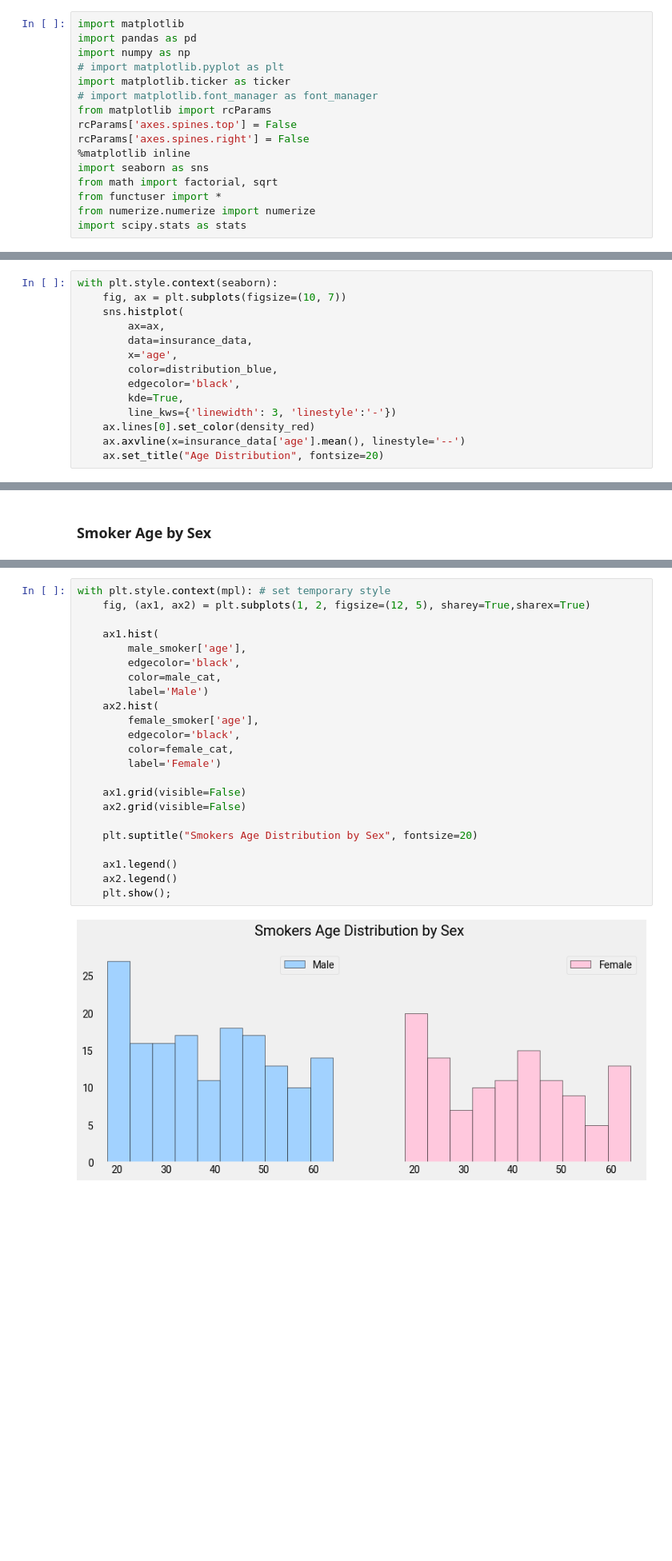
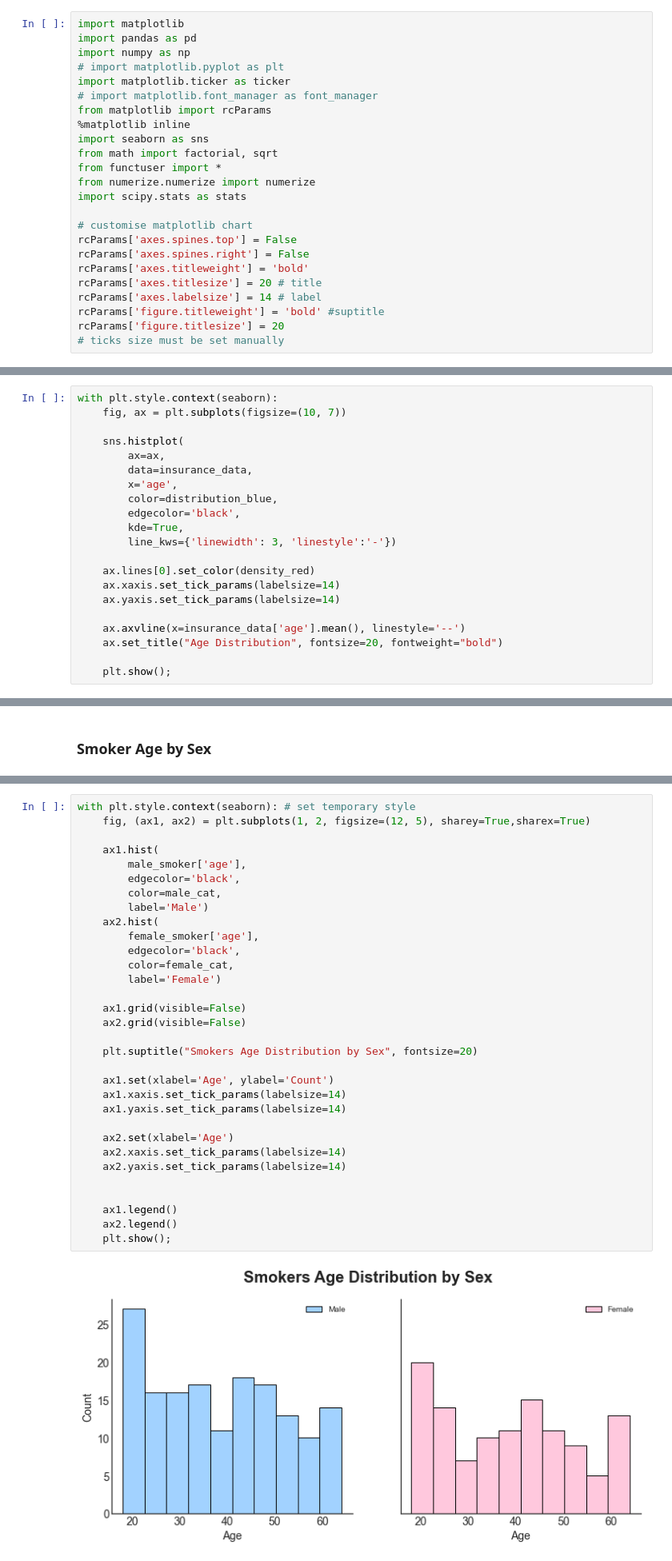
Before and after one commit to dwipaalfarisi/ads-projects, a Jupyter notebook: probability/main.ipynb, the cells around one changed output, grey strips where cells are left out. Shown at 80% size. Drawn from its saved outputs; the diff is of its cells as text; blank space fills up the shorter version.

```diff
--- a/probability/main.ipynb
+++ b/probability/main.ipynb
@@ -10,14 +10,22 @@ import numpy as np
 import matplotlib.ticker as ticker
 # import matplotlib.font_manager as font_manager
 from matplotlib import rcParams
-rcParams['axes.spines.top'] = False
-rcParams['axes.spines.right'] = False
 %matplotlib inline
 import seaborn as sns
 from math import factorial, sqrt
 from functuser import *
 from numerize.numerize import numerize
 import scipy.stats as stats
+
+# customise matplotlib chart
+rcParams['axes.spines.top'] = False
+rcParams['axes.spines.right'] = False
+rcParams['axes.titleweight'] = 'bold'
+rcParams['axes.titlesize'] = 20 # title
+rcParams['axes.labelsize'] = 14 # label
+rcParams['figure.titleweight'] = 'bold' #suptitle
+rcParams['figure.titlesize'] = 20
+# ticks size must be set manually
 # %% [markdown]
 ## Import Font & Set Styles for Graphs
 # %%
@@ -64,6 +84,7 @@ print_format(age_mean, 2)
 # %%
 with plt.style.context(seaborn):
     fig, ax = plt.subplots(figsize=(10, 7))
+
     sns.histplot(
         ax=ax,
         data=insurance_data,
@@ -72,7 +93,13 @@ with plt.style.context(seaborn):
         edgecolor='black',
         kde=True,
         line_kws={'linewidth': 3, 'linestyle':'-'})
+
     ax.lines[0].set_color(density_red)
+    ax.xaxis.set_tick_params(labelsize=14)
+    ax.yaxis.set_tick_params(labelsize=14)
+
     ax.axvline(x=insurance_data['age'].mean(), linestyle='--')
-    ax.set_title("Age Distribution", fontsize=20)
+    ax.set_title("Age Distribution", fontsize=20, fontweight="bold")
+
+    plt.show();
 # %% [output]
@@ -86,30 +113,39 @@ no_smoker = insurance_data.loc[insurance_data['smoker'] == 'no']
 male_smoker = smoker[smoker['sex'] == 'male']
 female_smoker = smoker[smoker['sex'] == 'female']
 # %%
-with plt.style.context(mpl): # set temporary style
+with plt.style.context(seaborn): # set temporary style
     fig, (ax1, ax2) = plt.subplots(1, 2, figsize=(12, 5), sharey=True,sharex=True)
 
     ax1.hist(
         male_smoker['age'],
         edgecolor='black',
         color=male_cat,
         label='Male')
     ax2.hist(
         female_smoker['age'],
         edgecolor='black',
         color=female_cat,
         label='Female')
 
     ax1.grid(visible=False)
     ax2.grid(visible=False)
 
     plt.suptitle("Smokers Age Distribution by Sex", fontsize=20)
 
+    ax1.set(xlabel='Age', ylabel='Count')
+    ax1.xaxis.set_tick_params(labelsize=14)
+    ax1.yaxis.set_tick_params(labelsize=14)
+
+    ax2.set(xlabel='Age')
+    ax2.xaxis.set_tick_params(labelsize=14)
+    ax2.yaxis.set_tick_params(labelsize=14)
+
+
     ax1.legend()
     ax2.legend()
     plt.show();
 # %% [output]
-[figure, old version]
+[figure, new version]
 # %%
 with plt.style.context(seaborn):
     fig, ax = plt.subplots(figsize=(10, 7))
```
Also changed, not shown: parts of 61 cells of this notebook, 1 other file.
